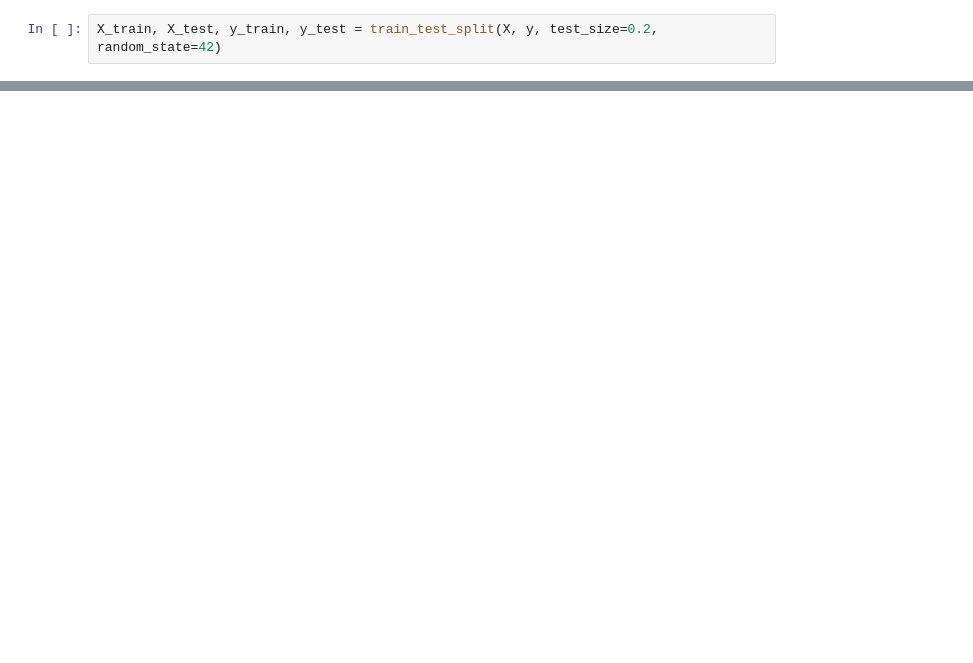
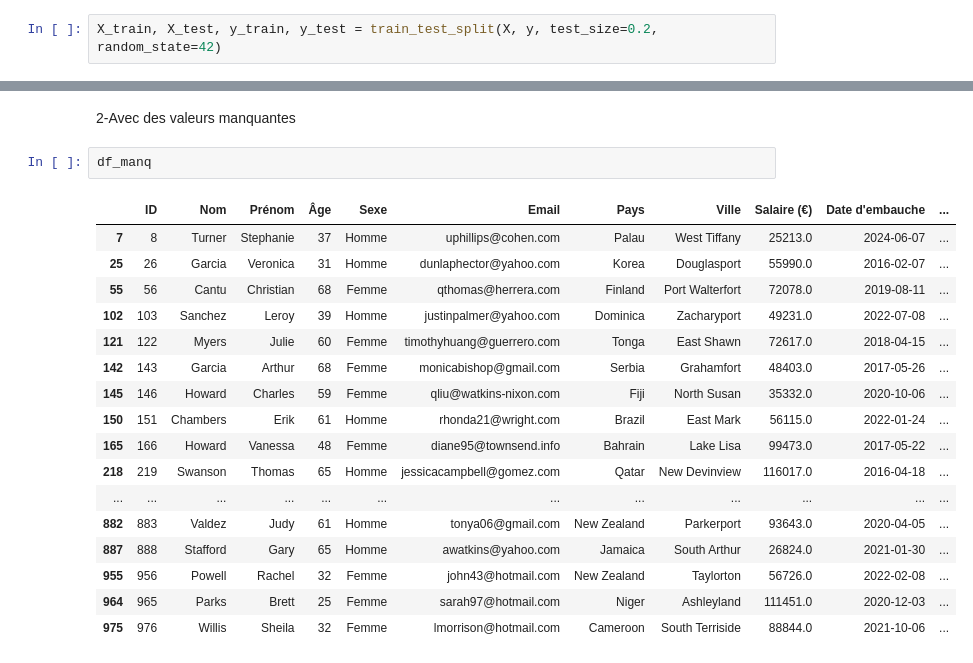
Before and after one commit to saraodile1/Exercice_Data_Science_ADJAHO_Sara, a Jupyter notebook: Exercice7/predict.ipynb, the cells around one changed output, grey strips where cells are left out. Cells and saved outputs as stored; diff of their text form; blank space fills up the shorter version.

```diff
--- a/Exercice7/predict.ipynb
+++ b/Exercice7/predict.ipynb
@@ -73,0 +83,22 @@ ValueError: For a sparse output, all columns should be a numeric or convertible
+# %% [markdown]
+2-Avec des valeurs manquantes
+# %%
+df_manq
+# %% [output]
+|  | ID | Nom | Prénom | Âge | Sexe | Email | Pays | Ville | Salaire (€) | Date d'embauche | ... |
+| 7 | 8 | Turner | Stephanie | 37 | Homme | uphillips@cohen.com | Palau | West Tiffany | 25213.0 | 2024-06-07 | ... |
+| 25 | 26 | Garcia | Veronica | 31 | Homme | dunlaphector@yahoo.com | Korea | Douglasport | 55990.0 | 2016-02-07 | ... |
+| 55 | 56 | Cantu | Christian | 68 | Femme | qthomas@herrera.com | Finland | Port Walterfort | 72078.0 | 2019-08-11 | ... |
+| 102 | 103 | Sanchez | Leroy | 39 | Homme | justinpalmer@yahoo.com | Dominica | Zacharyport | 49231.0 | 2022-07-08 | ... |
+| 121 | 122 | Myers | Julie | 60 | Femme | timothyhuang@guerrero.com | Tonga | East Shawn | 72617.0 | 2018-04-15 | ... |
+| 142 | 143 | Garcia | Arthur | 68 | Femme | monicabishop@gmail.com | Serbia | Grahamfort | 48403.0 | 2017-05-26 | ... |
+| 145 | 146 | Howard | Charles | 59 | Femme | qliu@watkins-nixon.com | Fiji | North Susan | 35332.0 | 2020-10-06 | ... |
+| 150 | 151 | Chambers | Erik | 61 | Homme | rhonda21@wright.com | Brazil | East Mark | 56115.0 | 2022-01-24 | ... |
+| 165 | 166 | Howard | Vanessa | 48 | Femme | diane95@townsend.info | Bahrain | Lake Lisa | 99473.0 | 2017-05-22 | ... |
+| 218 | 219 | Swanson | Thomas | 65 | Homme | jessicacampbell@gomez.com | Qatar | New Devinview | 116017.0 | 2016-04-18 | ... |
+| ... | ... | ... | ... | ... | ... | ... | ... | ... | ... | ... | ... |
+| 882 | 883 | Valdez | Judy | 61 | Homme | tonya06@gmail.com | New Zealand | Parkerport | 93643.0 | 2020-04-05 | ... |
+| 887 | 888 | Stafford | Gary | 65 | Homme | awatkins@yahoo.com | Jamaica | South Arthur | 26824.0 | 2021-01-30 | ... |
+| 955 | 956 | Powell | Rachel | 32 | Femme | john43@hotmail.com | New Zealand | Taylorton | 56726.0 | 2022-02-08 | ... |
+| 964 | 965 | Parks | Brett | 25 | Femme | sarah97@hotmail.com | Niger | Ashleyland | 111451.0 | 2020-12-03 | ... |
+| 975 | 976 | Willis | Sheila | 32 | Femme | lmorrison@hotmail.com | Cameroon | South Terriside | 88844.0 | 2021-10-06 | ... |
```
Also changed, not shown: parts of 7 cells of this notebook.
